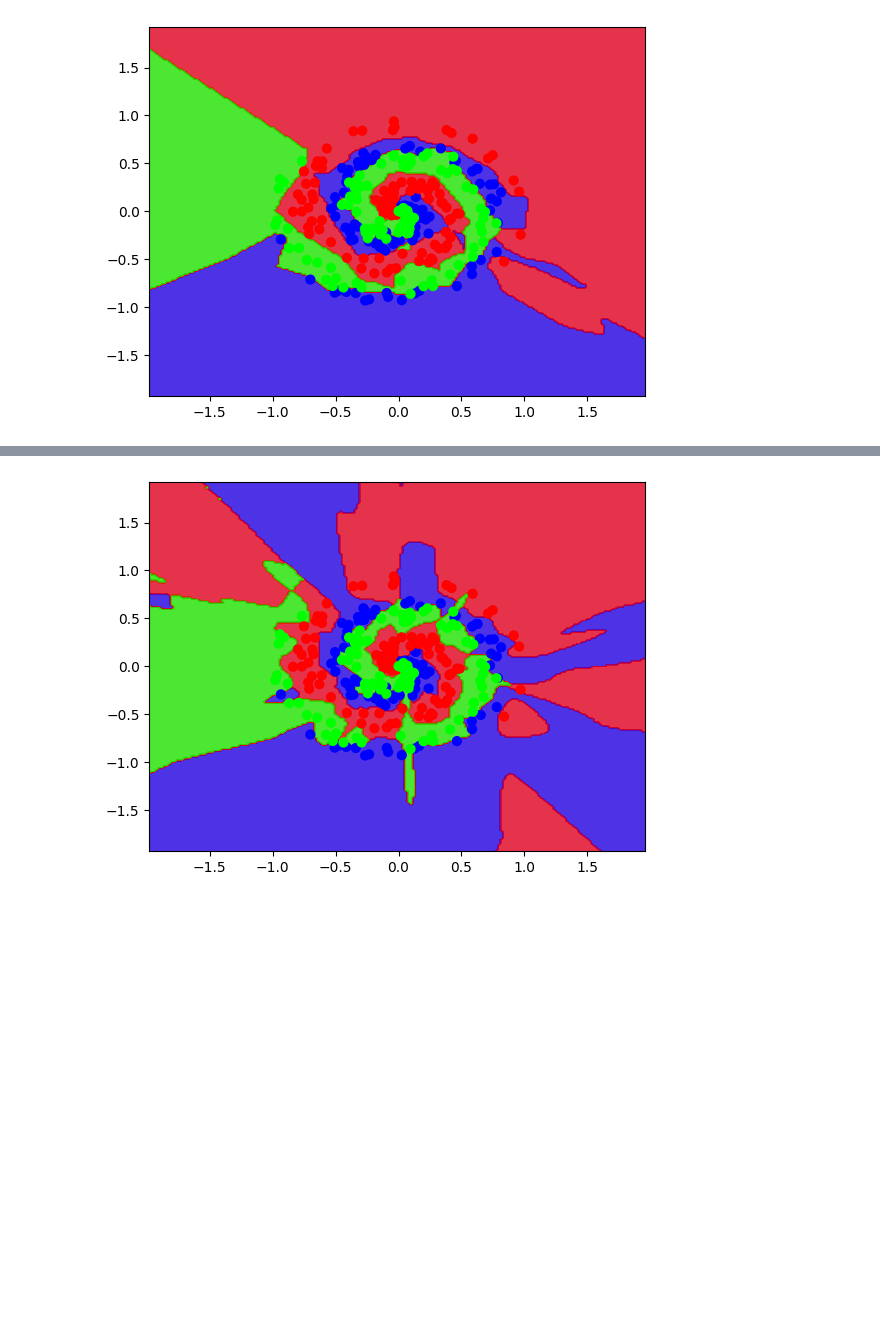
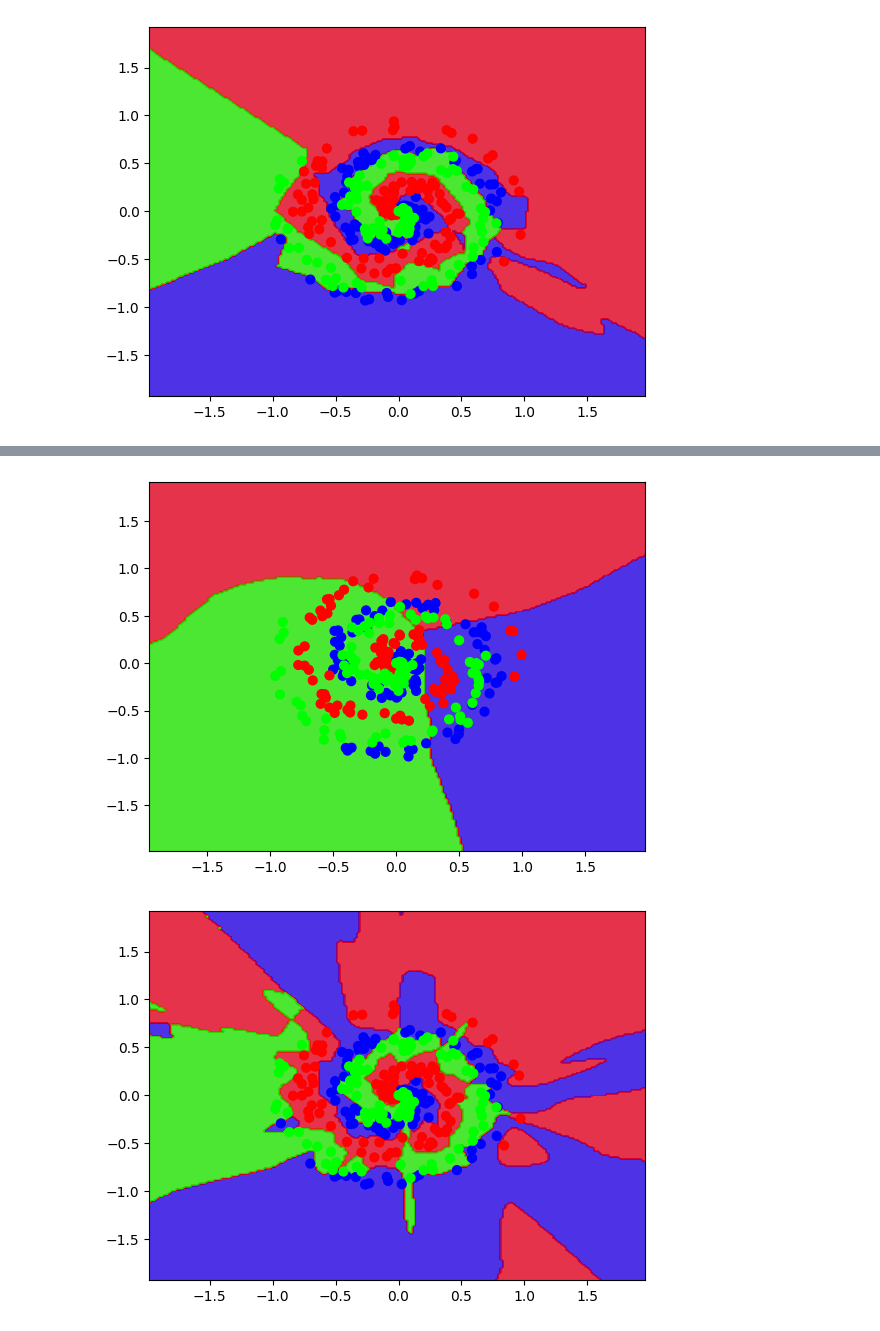
Before and after one commit to matusoff/ML_models, a Jupyter notebook: notebooks/WS02_NeuralNetworksWithPyTorch.ipynb, the cells around one changed output, grey strips where cells are left out. Saved outputs shown, nothing was run; the diff lists cells and outputs as text; code cells hidden in the pictures; blank space fills up the shorter version.

```diff
--- a/notebooks/WS02_NeuralNetworksWithPyTorch.ipynb
+++ b/notebooks/WS02_NeuralNetworksWithPyTorch.ipynb
@@ -317,3 +458,47 @@ plt.show()
+# %%
+# create meshgrid of points covering the feature space
+# ReLu, SGD, lr=0.001
+h = 0.02
+# determine min and max values for x,y axes
+x_min, x_max = X[:, 0].min() - 1, X[:, 0].max() + 1
+y_min, y_max = X[:, 1].min() - 1, X[:, 1].max() + 1
+
+# create meshgrid of points with spacing h
+xx, yy = np.meshgrid(np.arange(x_min, x_max, h),
+                     np.arange(y_min, y_max, h))
+
+# convert meshgrid to torch tensor
+meshgrid_points = torch.tensor(np.c_[xx.ravel(), yy.ravel()], dtype=torch.float32)
+
+# pass meshgrid points through model
+with torch.no_grad():
+  # forward pass through first dense
+  z1 = model.dense1(meshgrid_points)
+  # apply relu activation
+  a1 = torch.relu(z1)
+  # forward pass through second dense
+  z2 = model.dense2(a1)
+  # compute softmax probabilities for each class
+  exp_scores = torch.exp(z2 - torch.max(z2, axis=1, keepdim=True).values)
+  probs = exp_scores / torch.sum(exp_scores, axis=1, keepdim=True)
+
+# predictions
+# determine predicted class for each point in meshgrid
+_, predictions = torch.max(probs, axis=1)
+# reshape predictions to match shape of meshgrid
+Z = predictions.numpy().reshape(xx.shape)
+
+# plot decision boundary based on predictions
+plt.contourf(xx, yy, Z, cmap='brg', alpha=0.8)
+
+# plot original data on top of decision boundary
+plt.scatter(X[:, 0], X[:, 1], c=y, s=40, cmap='brg')
+# plot limits set to match extent of meshgrid
+plt.xlim(xx.min(), xx.max())
+plt.ylim(yy.min(), yy.max())
+plt.show()
+# %% [output]
+[figure, added]
 # %%
 # With Sigmoid activation function
 # create meshgrid of points covering the feature space
```
Also changed, not shown: parts of 9 cells of this notebook.
